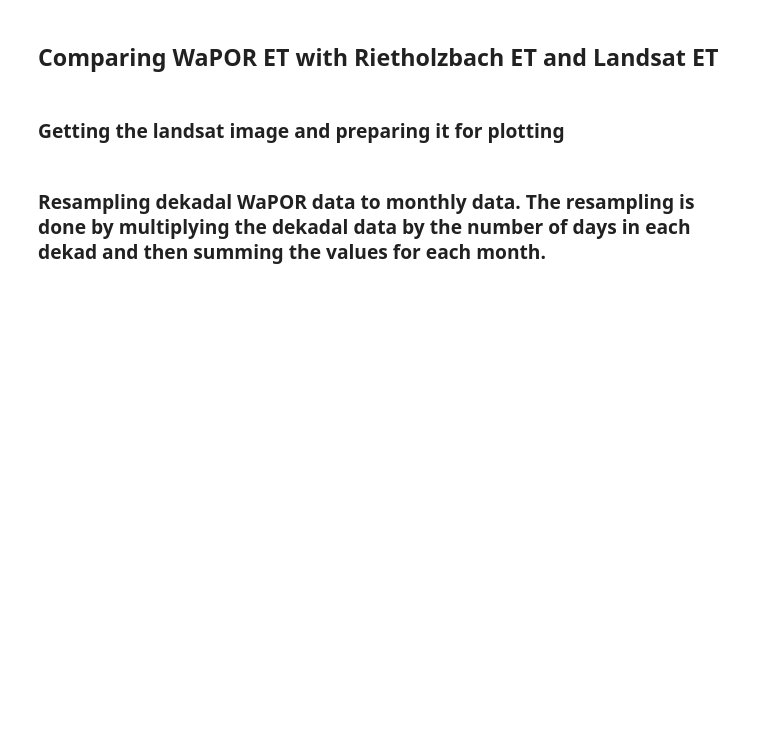
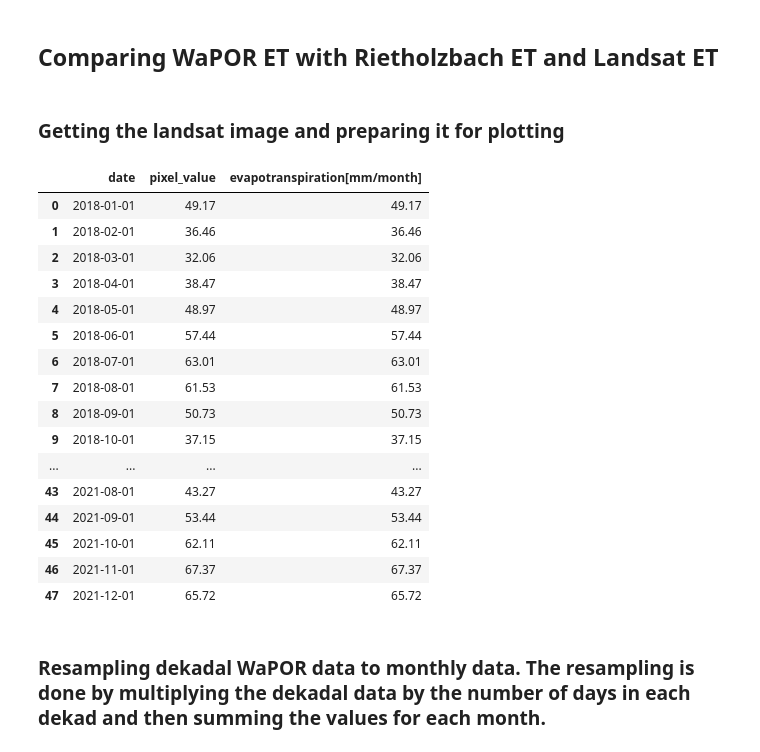
Before and after one commit to CooperBigFoot/ETblue-estimation, a Jupyter notebook: downscale_ET_data/validate_WaPOR_ET.ipynb, the cells around one changed output. Drawn from its saved outputs; the diff is of its cells as text; code cells hidden in the pictures; blank space fills up the shorter version.

Commit message:
Re-export landsat gap filled with better harmonic regression (omega = 1 max_order = 1)

```diff
--- a/downscale_ET_data/validate_WaPOR_ET.ipynb
+++ b/downscale_ET_data/validate_WaPOR_ET.ipynb
@@ -168,11 +177,13 @@ def extract_landsat_evapotranspiration_data(
     """
     # Load the evapotranspiration image collection
     ET_landsat_cantons = ee.ImageCollection(
-        "projects/thurgau-irrigation/assets/ETlandsatmonthly"
-    )
+        "projects/thurgau-irrigation/assets/Thurgau/Landsat_ET_gap_filled_2018-2022"
+    ).map(lambda img: back_to_float(img, 100))
 
     # Extract pixel values for the given point
-    landsat_ET_fc = ee_utils.extract_pixel_values(ET_landsat_cantons, point, band="ET")
+    landsat_ET_fc = ee_utils.extract_pixel_values(
+        ET_landsat_cantons, point, band="fitted_ET"
+    )
     landsat_ET_df = geemap.ee_to_df(landsat_ET_fc)
 
     # Convert date column to datetime
@@ -198,6 +209,26 @@ def extract_landsat_evapotranspiration_data(
     return landsat_ET_df
 # %%
 landsat_ET_df = extract_landsat_evapotranspiration_data(point, ("2018-01-01", "2021-12-31"))
+# %%
+landsat_ET_df
+# %% [output]
+|  | date | pixel_value | evapotranspiration[mm/month] |
+| 0 | 2018-01-01 | 49.17 | 49.17 |
+| 1 | 2018-02-01 | 36.46 | 36.46 |
+| 2 | 2018-03-01 | 32.06 | 32.06 |
+| 3 | 2018-04-01 | 38.47 | 38.47 |
+| 4 | 2018-05-01 | 48.97 | 48.97 |
+| 5 | 2018-06-01 | 57.44 | 57.44 |
+| 6 | 2018-07-01 | 63.01 | 63.01 |
+| 7 | 2018-08-01 | 61.53 | 61.53 |
+| 8 | 2018-09-01 | 50.73 | 50.73 |
+| 9 | 2018-10-01 | 37.15 | 37.15 |
+| ... | ... | ... | ... |
+| 43 | 2021-08-01 | 43.27 | 43.27 |
+| 44 | 2021-09-01 | 53.44 | 53.44 |
+| 45 | 2021-10-01 | 62.11 | 62.11 |
+| 46 | 2021-11-01 | 67.37 | 67.37 |
+| 47 | 2021-12-01 | 65.72 | 65.72 |
 # %% [markdown]
 ### Resampling dekadal WaPOR data to monthly data. The resampling is done by multiplying the dekadal data by the number of days in each dekad and then summing the values for each month.
 # %%
```
Also changed, not shown: parts of 7 cells of this notebook, 2 other files.
